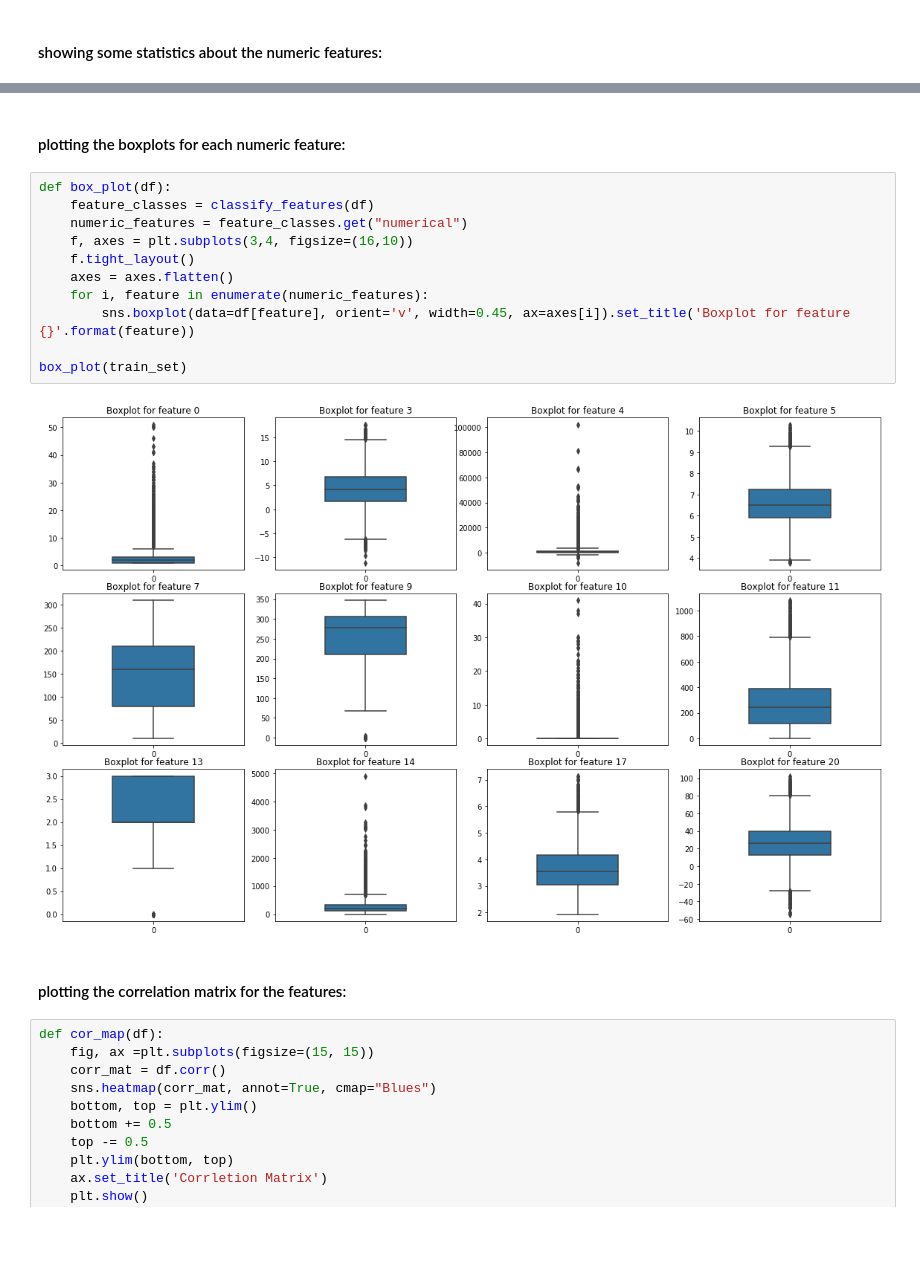
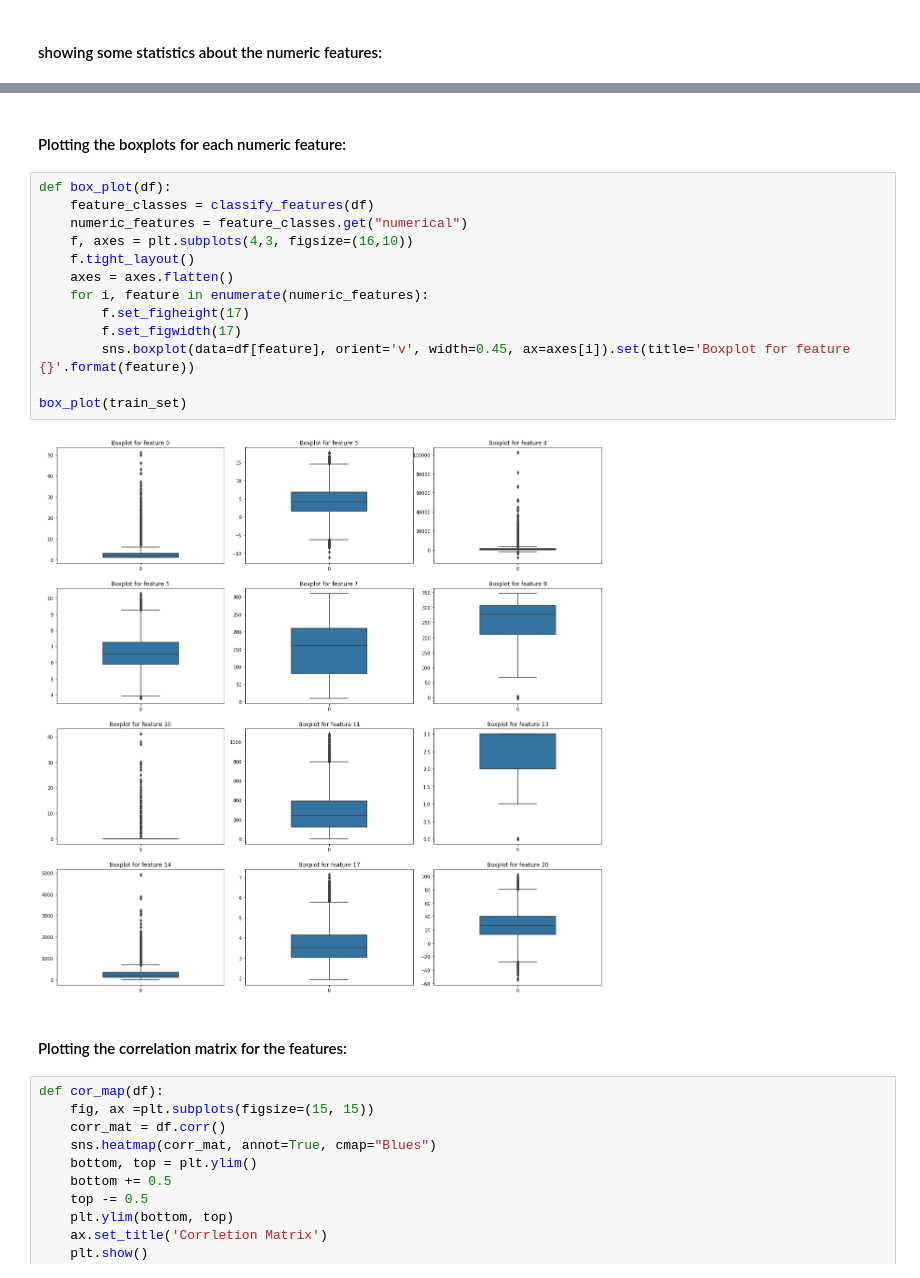
Before and after one commit to BensGith/G2-MachineLearning, a Jupyter notebook: G2-JUPY.ipynb, the cells around one changed output, grey strips where cells are left out. Saved outputs shown, nothing was run; the diff lists cells and outputs as text; blank space fills up the shorter version.

```diff
--- a/G2-JUPY.ipynb
+++ b/G2-JUPY.ipynb
@@ -218,20 +240,22 @@ add plots from tableau
 # %% [markdown]
-#### plotting the boxplots for each numeric feature:
+#### Plotting the boxplots for each numeric feature:
 # %%
 def box_plot(df):
     feature_classes = classify_features(df)
     numeric_features = feature_classes.get("numerical")
-    f, axes = plt.subplots(3,4, figsize=(16,10))
+    f, axes = plt.subplots(4,3, figsize=(16,10))
     f.tight_layout()
     axes = axes.flatten()
     for i, feature in enumerate(numeric_features):
-        sns.boxplot(data=df[feature], orient='v', width=0.45, ax=axes[i]).set_title('Boxplot for feature {}'.format(feature))
+        f.set_figheight(17)
+        f.set_figwidth(17)
+        sns.boxplot(data=df[feature], orient='v', width=0.45, ax=axes[i]).set(title='Boxplot for feature {}'.format(feature))
 
 box_plot(train_set)
 # %% [output]
-[figure, old version]
+[figure, new version]
 # %% [markdown]
-#### plotting the correlation matrix for the features:
+#### Plotting the correlation matrix for the features:
 # %%
 def cor_map(df):
     fig, ax =plt.subplots(figsize=(15, 15))
```
Also changed, not shown: parts of 13 cells of this notebook, 1 other file.
